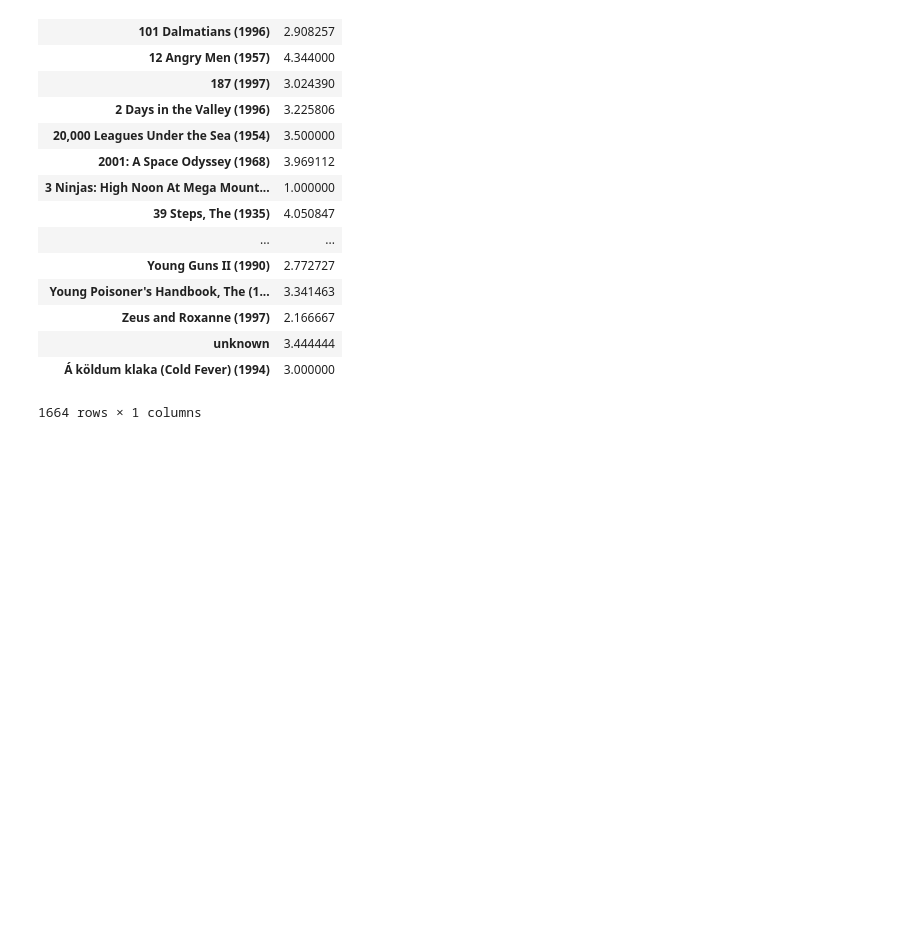
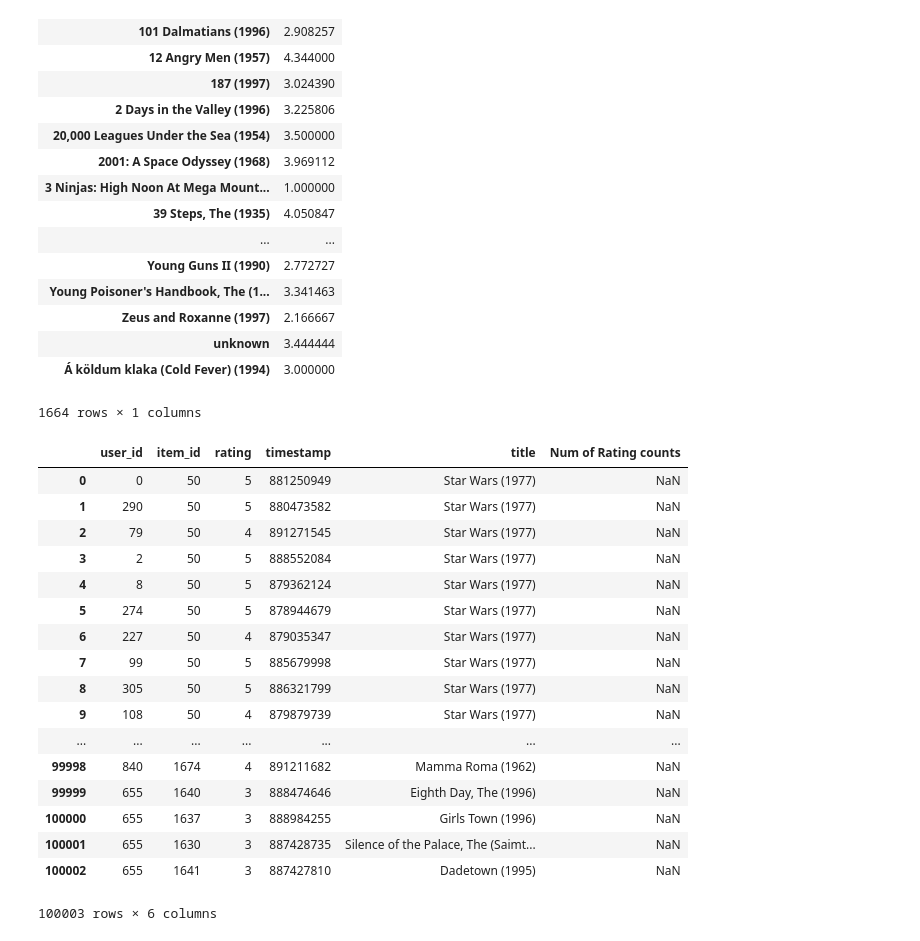
Before and after one commit to rakshithvasudev/Machine-Learning, a Jupyter notebook: Recommender System/Movie Recommendation system.ipynb, the cells around one changed output. Drawn from its saved outputs; the diff is of its cells as text; code cells hidden in the pictures; blank space fills up the shorter version.

```diff
--- a/Recommender System/Movie Recommendation system.ipynb
+++ b/Recommender System/Movie Recommendation system.ipynb
@@ -98,3 +99,25 @@ ratings
 | unknown | 3.444444 |
 | Á köldum klaka (Cold Fever) (1994) | 3.000000 |
 1664 rows × 1 columns
+# %%
+df['Num of Rating counts']= pd.DataFrame(df.groupby(['title'])['rating'].count())
+df
+# %% [output]
+|  | user_id | item_id | rating | timestamp | title | Num of Rating counts |
+| 0 | 0 | 50 | 5 | 881250949 | Star Wars (1977) | NaN |
+| 1 | 290 | 50 | 5 | 880473582 | Star Wars (1977) | NaN |
+| 2 | 79 | 50 | 4 | 891271545 | Star Wars (1977) | NaN |
+| 3 | 2 | 50 | 5 | 888552084 | Star Wars (1977) | NaN |
+| 4 | 8 | 50 | 5 | 879362124 | Star Wars (1977) | NaN |
+| 5 | 274 | 50 | 5 | 878944679 | Star Wars (1977) | NaN |
+| 6 | 227 | 50 | 4 | 879035347 | Star Wars (1977) | NaN |
+| 7 | 99 | 50 | 5 | 885679998 | Star Wars (1977) | NaN |
+| 8 | 305 | 50 | 5 | 886321799 | Star Wars (1977) | NaN |
+| 9 | 108 | 50 | 4 | 879879739 | Star Wars (1977) | NaN |
+| ... | ... | ... | ... | ... | ... | ... |
+| 99998 | 840 | 1674 | 4 | 891211682 | Mamma Roma (1962) | NaN |
+| 99999 | 655 | 1640 | 3 | 888474646 | Eighth Day, The (1996) | NaN |
+| 100000 | 655 | 1637 | 3 | 888984255 | Girls Town (1996) | NaN |
+| 100001 | 655 | 1630 | 3 | 887428735 | Silence of the Palace, The (Saimt... | NaN |
+| 100002 | 655 | 1641 | 3 | 887427810 | Dadetown (1995) | NaN |
+100003 rows × 6 columns
```
Also changed, not shown: parts of 1 cell of this notebook.
